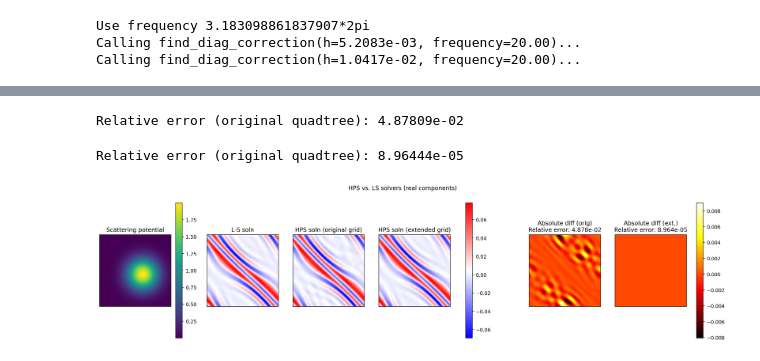
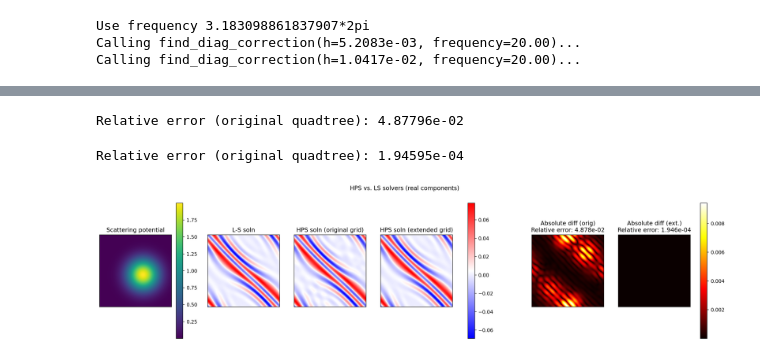
Before and after one commit to oortsang/jaxhps-scattering, a Jupyter notebook: 2025-06-30_extended_hps_domain.ipynb, the cells around one changed output, grey strips where cells are left out. Saved outputs shown, nothing was run; the diff lists cells and outputs as text; code cells hidden in the pictures.

```diff
--- a/2025-06-30_extended_hps_domain.ipynb
+++ b/2025-06-30_extended_hps_domain.ipynb
@@ -203,7 +328,7 @@ R = 100
 
 N_x = 192
 N_x_quad = N_x * 2 # extended domain for HPS to operate on
-L = 4
+L = 3
 p = 16 # chebyshev order
 pm2 = p-2 # gauss-legendre order
 n_per_leaf = int(np.round(N_x_quad / (2**L)))
@@ -597,41 +759,41 @@ Relative residuals range between 1.505e-07 to 9.862e-07
 # %%
-d_rs_err_original = np.linalg.norm((d_rs_hps_original - d_rs_low)) / np.linalg.norm((d_rs_low))
+d_rs_err_original = np.linalg.norm((d_rs_hps_original - d_rs_ref)) / np.linalg.norm((d_rs_ref))
 print(f"Relative error (original quadtree): {d_rs_err_original:.5e}")
 # %% [output]
-Relative error (original quadtree): 4.87809e-02
+Relative error (original quadtree): 4.87796e-02
 # %%
-d_rs_err_extended = np.linalg.norm((d_rs_hps_extended - d_rs_low)) / np.linalg.norm((d_rs_low))
+d_rs_err_extended = np.linalg.norm((d_rs_hps_extended - d_rs_ref)) / np.linalg.norm((d_rs_ref))
 print(f"Relative error (original quadtree): {d_rs_err_extended:.5e}")
 # %% [output]
-Relative error (original quadtree): 8.96444e-05
+Relative error (original quadtree): 1.94595e-04
 # %%
 fig, axes = plot_row(
     [
         ref_main_q_clip_unif,
-        jnp.real(d_rs_low),
+        jnp.real(d_rs_ref),
         jnp.real(d_rs_hps_original),
         jnp.real(d_rs_hps_extended),
-        jnp.real(d_rs_hps_original-d_rs_low),
-        jnp.abs(d_rs_hps_extended-d_rs_low),
+        jnp.abs(d_rs_hps_original-d_rs_ref),
+        jnp.abs(d_rs_hps_extended-d_rs_ref),
     ],
     [
         "Scattering potential",
         "L-S soln",
         "HPS soln (original grid)",
         "HPS soln (extended grid)",
         f"Absolute diff (orig)\nRelative error: {d_rs_err_original:.3e}",
         f"Absolute diff (ext.)\nRelative error: {d_rs_err_extended:.3e}",
     ],
     cmap_group_lens=[1,3,2],
     group_cmaps=["viridis", "bwr", "hot"],
     subplot_width=3.5,
     subplot_height=3,
     extra_fig_height=2,
     plt_subplots_kw={"dpi": 200},
 )
 fig.suptitle(f"HPS vs. LS solvers (real components)")
 for ax in axes:
     ax.set_aspect(1)
 plt.show()
 # %% [output]
-[figure, old version]
+[figure, new version]
```
Also changed, not shown: parts of 16 cells of this notebook, 1 other file.
